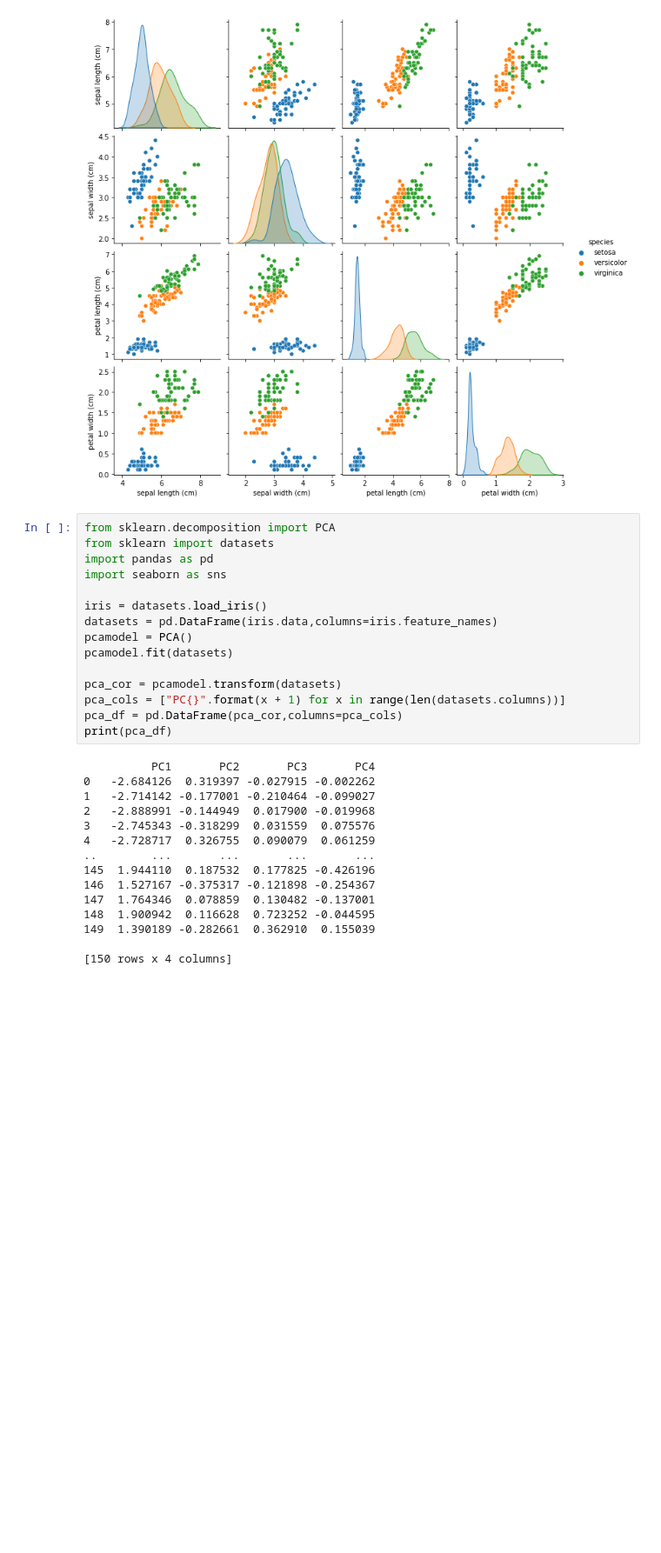
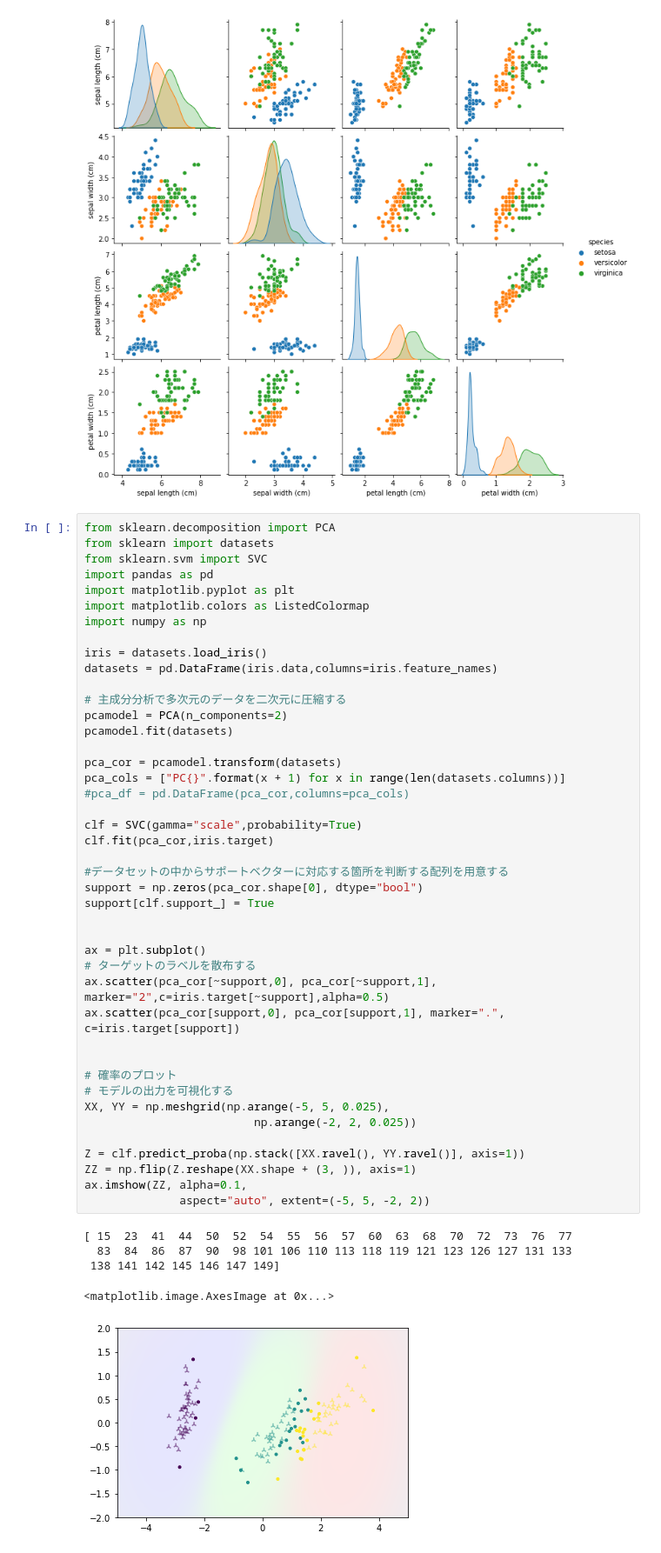
Before and after one commit to kouta0530/jupyter, a Jupyter notebook: practice/scikit-learn/datasetVisualization.ipynb, the cells around one changed output. Shown at 87% size. Drawn from its saved outputs; the diff is of its cells as text; blank space fills up the shorter version.

Commit message:
feat(sklearn): 多次元のデータとモデルの学習結果の可視化をPCAとmatplotlibで行う

```diff
--- a/practice/scikit-learn/datasetVisualization.ipynb
+++ b/practice/scikit-learn/datasetVisualization.ipynb
@@ -27,33 +27,52 @@ sns.pairplot(datasets,hue='species')
 # %% [output]
 <seaborn.axisgrid.PairGrid at 0x...>
 [figure]
-# %%
-from sklearn.decomposition import PCA
-from sklearn import datasets
-import pandas as pd
-import seaborn as sns
-
-iris = datasets.load_iris()
-datasets = pd.DataFrame(iris.data,columns=iris.feature_names)
-pcamodel = PCA()
-pcamodel.fit(datasets)
-
-pca_cor = pcamodel.transform(datasets)
-pca_cols = ["PC{}".format(x + 1) for x in range(len(datasets.columns))]
-pca_df = pd.DataFrame(pca_cor,columns=pca_cols)
-print(pca_df)
-# %% [output]
-          PC1       PC2       PC3       PC4
-0   -2.684126  0.319397 -0.027915 -0.002262
-1   -2.714142 -0.177001 -0.210464 -0.099027
-2   -2.888991 -0.144949  0.017900 -0.019968
-3   -2.745343 -0.318299  0.031559  0.075576
-4   -2.728717  0.326755  0.090079  0.061259
-..        ...       ...       ...       ...
-145  1.944110  0.187532  0.177825 -0.426196
-146  1.527167 -0.375317 -0.121898 -0.254367
-147  1.764346  0.078859  0.130482 -0.137001
-148  1.900942  0.116628  0.723252 -0.044595
-149  1.390189 -0.282661  0.362910  0.155039
-
-[150 rows x 4 columns]
+# %%
+from sklearn.decomposition import PCA
+from sklearn import datasets
+from sklearn.svm import SVC
+import pandas as pd
+import matplotlib.pyplot as plt
+import matplotlib.colors as ListedColormap
+import numpy as np
+
+iris = datasets.load_iris()
+datasets = pd.DataFrame(iris.data,columns=iris.feature_names)
+
+# 主成分分析で多次元のデータを二次元に圧縮する
+pcamodel = PCA(n_components=2)
+pcamodel.fit(datasets)
+
+pca_cor = pcamodel.transform(datasets)
+pca_cols = ["PC{}".format(x + 1) for x in range(len(datasets.columns))]
+#pca_df = pd.DataFrame(pca_cor,columns=pca_cols)
+
+clf = SVC(gamma="scale",probability=True)
+clf.fit(pca_cor,iris.target)
+
+#データセットの中からサポートベクターに対応する箇所を判断する配列を用意する
+support = np.zeros(pca_cor.shape[0], dtype="bool")
+support[clf.support_] = True
+
+
+ax = plt.subplot()
+# ターゲットのラベルを散布する
+ax.scatter(pca_cor[~support,0], pca_cor[~support,1], marker="2",c=iris.target[~support],alpha=0.5)
+ax.scatter(pca_cor[support,0], pca_cor[support,1], marker=".", c=iris.target[support])
+
+
+# 確率のプロット
+# モデルの出力を可視化する
+XX, YY = np.meshgrid(np.arange(-5, 5, 0.025),
+                         np.arange(-2, 2, 0.025))
+
+Z = clf.predict_proba(np.stack([XX.ravel(), YY.ravel()], axis=1))
+ZZ = np.flip(Z.reshape(XX.shape + (3, )), axis=1)
+ax.imshow(ZZ, alpha=0.1,
+              aspect="auto", extent=(-5, 5, -2, 2))
+# %% [output]
+[ 15  23  41  44  50  52  54  55  56  57  60  63  68  70  72  73  76  77
+  83  84  86  87  90  98 101 106 110 113 118 119 121 123 126 127 131 133
+ 138 141 142 145 146 147 149]
+<matplotlib.image.AxesImage at 0x...>
+[figure, added]
```
Also changed, not shown: parts of 2 cells of this notebook.
